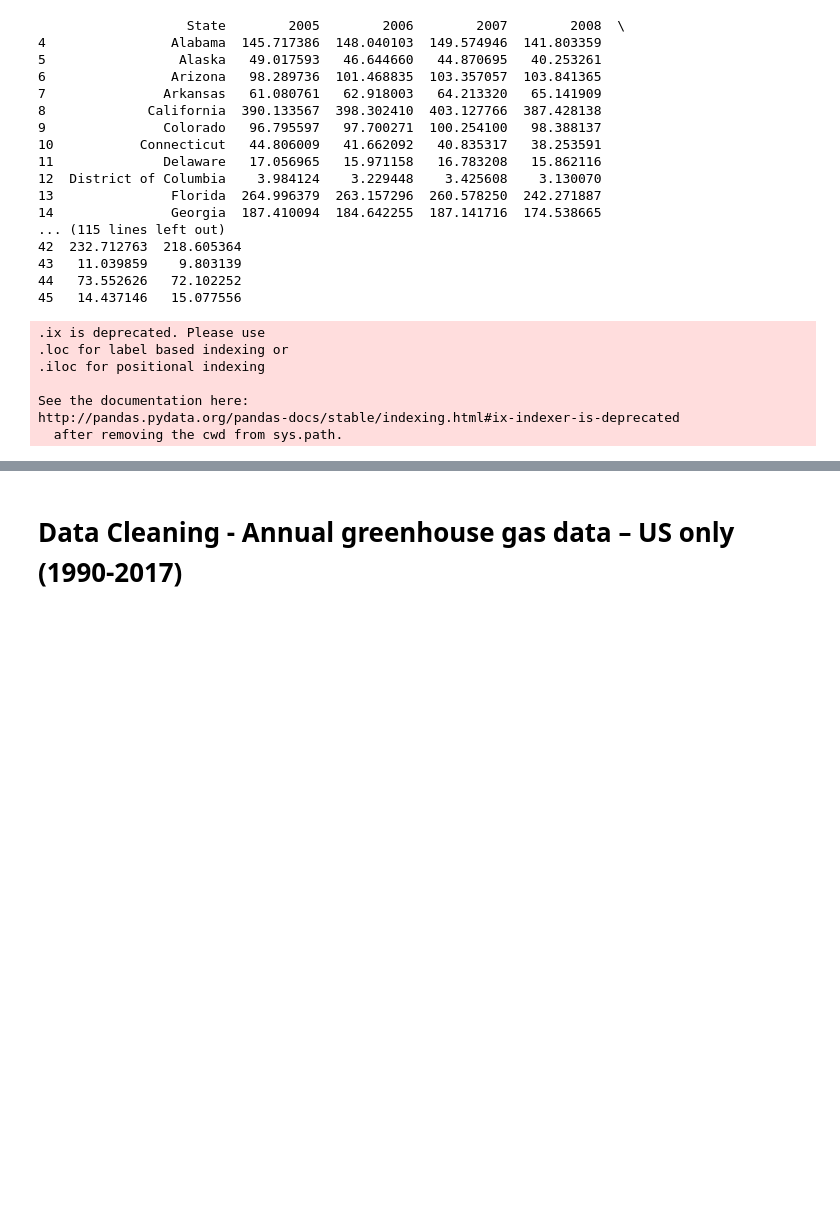
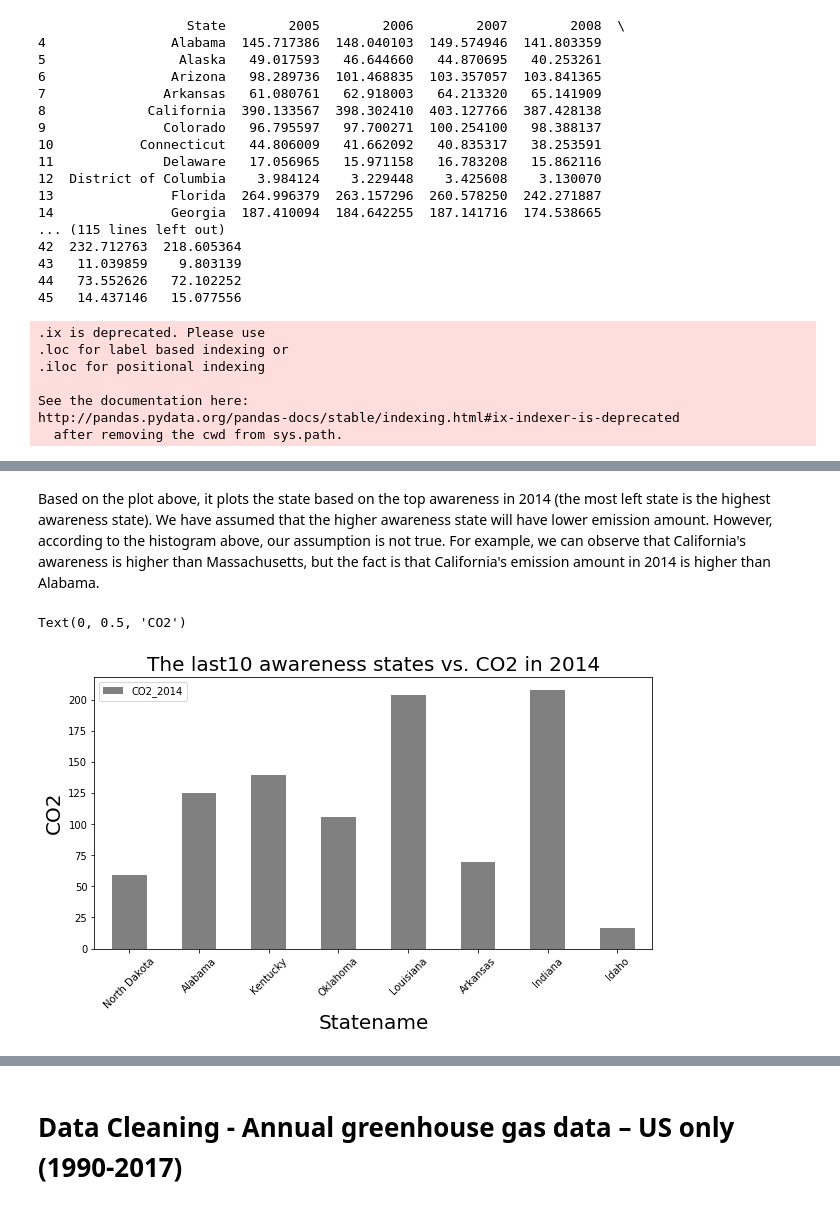
Before and after one commit to pjsimmon/COGS108_Repo, a Jupyter notebook: Saoi_Data_Wrangling.ipynb, the cells around one changed output, grey strips where cells are left out. Cells and saved outputs as stored; diff of their text form; code cells hidden in the pictures; blank space fills up the shorter version.

```diff
--- a/Saoi_Data_Wrangling.ipynb
+++ b/Saoi_Data_Wrangling.ipynb
@@ -205,0 +316,12 @@ http://pandas.pydata.org/pandas-docs/stable/indexing.html#ix-indexer-is-deprecat
+# %%
+#extract the last10 awareness state's correlated emission amount in 2016
+emissionlaststate_2016 = pd.DataFrame([])
+for index, rows in cde.iterrows():
+    name = rows['State']
+    emission = rows['2016']
+    for n in last10_aware_2014['Statename']:
+        if name == n:
+            emissionlaststate_2016 = emissionlaststate_2016.append({'Statename' : name, 'CO2_2016' : emission}, ignore_index = True)
+
+emissionlaststate_2016 = emissionlaststate_2016[['Statename', 'CO2_2016']]
+print(emissionlaststate_2016)
@@ -205,0 +358,10 @@ http://pandas.pydata.org/pandas-docs/stable/indexing.html#ix-indexer-is-deprecat
+# %%
+#merge all laststate data: awareness from 2014 and 2016, emission from 2014 and 2016
+laststate = pd.merge(last10_aware_2014, samelaststate_2016, on = 'Statename')
+laststate = pd.merge(laststate, emissionlaststate_2014, on = 'Statename')
+laststate = pd.merge(laststate, emissionlaststate_2016, on = 'Statename')
+laststate = laststate.rename(index = str, columns = {"happening_x": "happening2014", "happening_y": "happening2016"})
+
+#sort data by awareness in 2014 in ascending order
+laststate = laststate.sort_values(by = ['happening2014'], ascending = True)
+print(laststate)
@@ -205,0 +390,12 @@ http://pandas.pydata.org/pandas-docs/stable/indexing.html#ix-indexer-is-deprecat
+# %% [markdown]
+Based on the plot above, it plots the state based on the top awareness in 2014 (the most left state is the highest awareness state). We have assumed that the higher awareness state will have lower emission amount. However, according to the histogram above, our assumption is not true. For example, we can observe that California's awareness is higher than Massachusetts, but the fact is that California's emission amount in 2014 is higher than Alabama.
+# %%
+plt.rcParams["figure.figsize"] = (10,5)
+laststate.plot(x = 'Statename', y = 'CO2_2014', kind = 'bar', color = 'gray')
+plt.title('The last10 awareness states vs. CO2 in 2014', size = 20)
+plt.xlabel('Statename', size = 20)
+plt.xticks(rotation = 45)
+plt.ylabel('CO2', size = 20)
+# %% [output]
+Text(0, 0.5, 'CO2')
+[figure, added]
```
Also changed, not shown: parts of 38 cells of this notebook.
